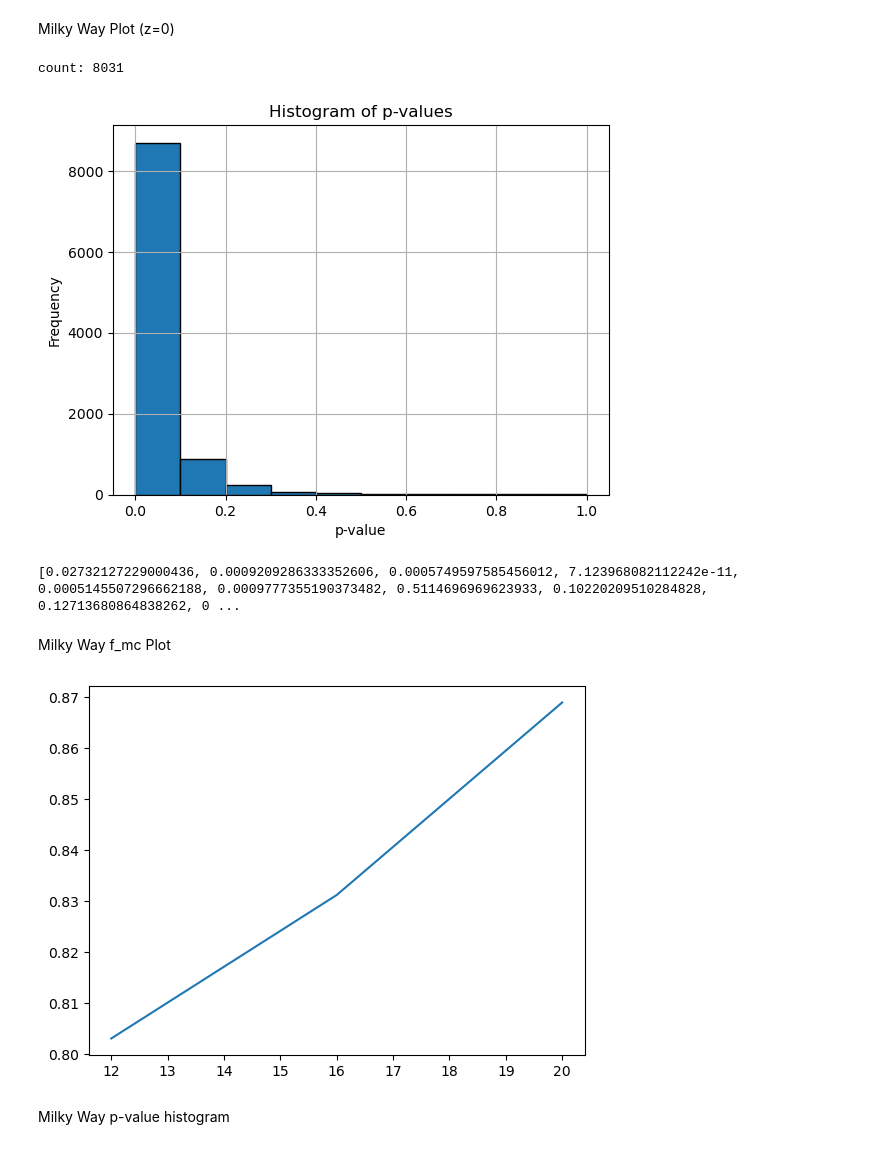
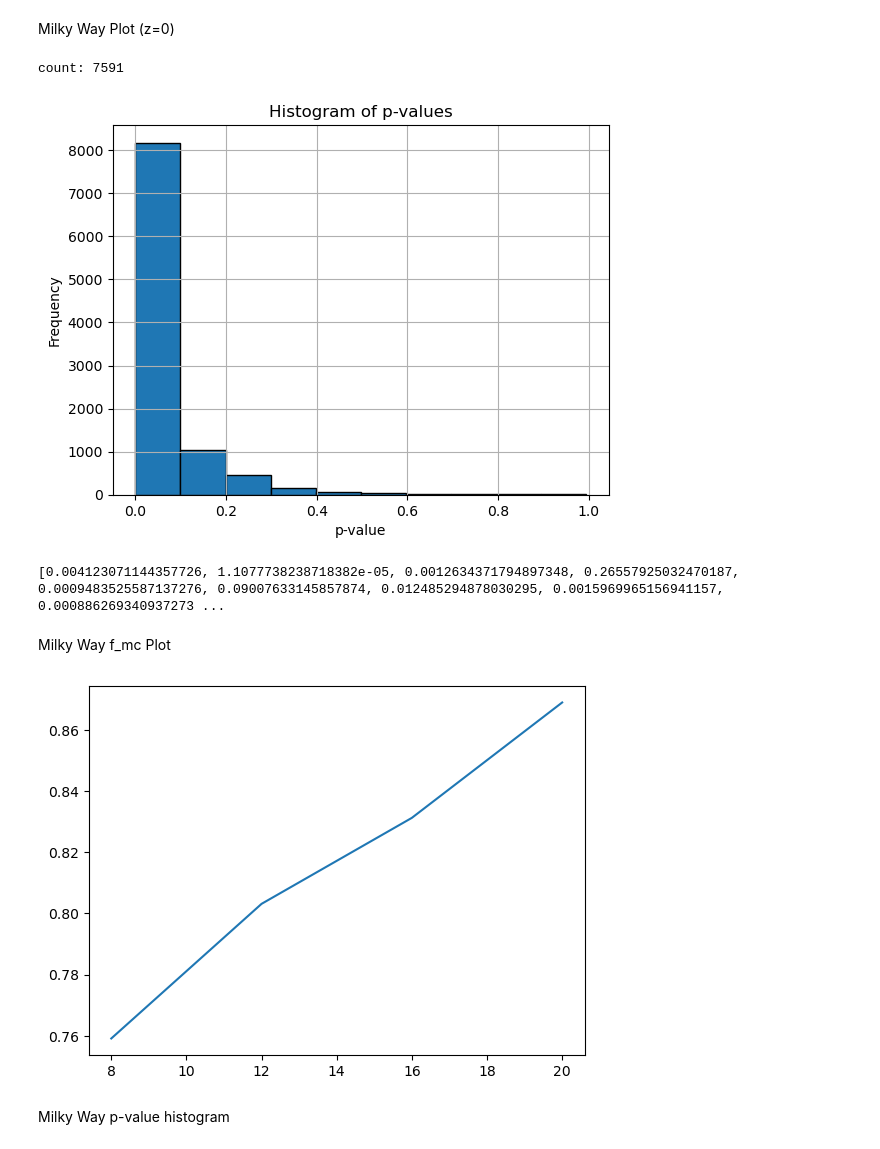
Before and after one commit to HaydenTedrake/HPV_project, a Jupyter notebook: Results/Forecast/10000foreCraterII+HVS14.ipynb, the cells around one changed output. Drawn from its saved outputs; the diff is of its cells as text; code cells hidden in the pictures.

```diff
--- a/Results/Forecast/10000foreCraterII+HVS14.ipynb
+++ b/Results/Forecast/10000foreCraterII+HVS14.ipynb
@@ -200,40 +200,40 @@ hvs14_ics = gd.PhaseSpacePosition(pos=hvs14_GC.cartesian.xyz, vel=hvs14_GC.veloc
 Milky Way Plot (z=0)
 # %%
 count = 0
-p_values_12 = []
+p_values_8 = []
 for _ in range(10000):
     p_value, times = plot_closest(dict14, hvs14_ics, distance_mw, mw=True)
     # print(f"p_value: {p_value}")
-    p_values_12.append(p_value)
+    p_values_8.append(p_value)
     if p_value < 0.05:
         count += 1
 print(f"count: {count}")
 
 # Plot histogram
-plt.hist(p_values_12, bins=10, edgecolor='black')
+plt.hist(p_values_8, bins=10, edgecolor='black')
 plt.xlabel('p-value')
 plt.ylabel('Frequency')
 plt.title('Histogram of p-values')
 plt.grid(True)
 plt.show()
 
-print(p_values_12)
-np.save('10000p_values_12.npy', np.array(p_values_12))
+print(p_values_8)
+np.save('10000p_values_8.npy', np.array(p_values_8))
 # %% [output]
-count: 8031
+count: 7591
-[figure, old version]
+[figure, new version]
-[0.02732127229000436, 0.0009209286333352606, 0.0005749597585456012, 7.123968082112242e-11, 0.0005145507296662188, 0.0009777355190373482, 0.5114696969623933, 0.10220209510284828, 0.12713680864838262, 0 ...
+[0.004123071144357726, 1.1077738238718382e-05, 0.0012634371794897348, 0.26557925032470187, 0.0009483525587137276, 0.09007633145857874, 0.012485294878030295, 0.0015969965156941157, 0.000886269340937273 ...
 # %% [markdown]
 Milky Way f_mc Plot
 # %%
-factor = [20, 16, 12, 8, 4]
-# factor = [20, 16, 12]
-f_mc = [0.8689, 0.8312, 0.8031]
+# factor = [20, 16, 12, 8, 4]
+factor = [20, 16, 12, 8]
+f_mc = [0.8689, 0.8312, 0.8031, 0.7591]
 
 plt.plot(factor, f_mc)
 plt.show()
 # %% [output]
-[figure, old version]
+[figure, new version]
 # %% [markdown]
 Milky Way p-value histogram
 # %%
```
Also changed, not shown: parts of 2 cells of this notebook, 1 other file.
